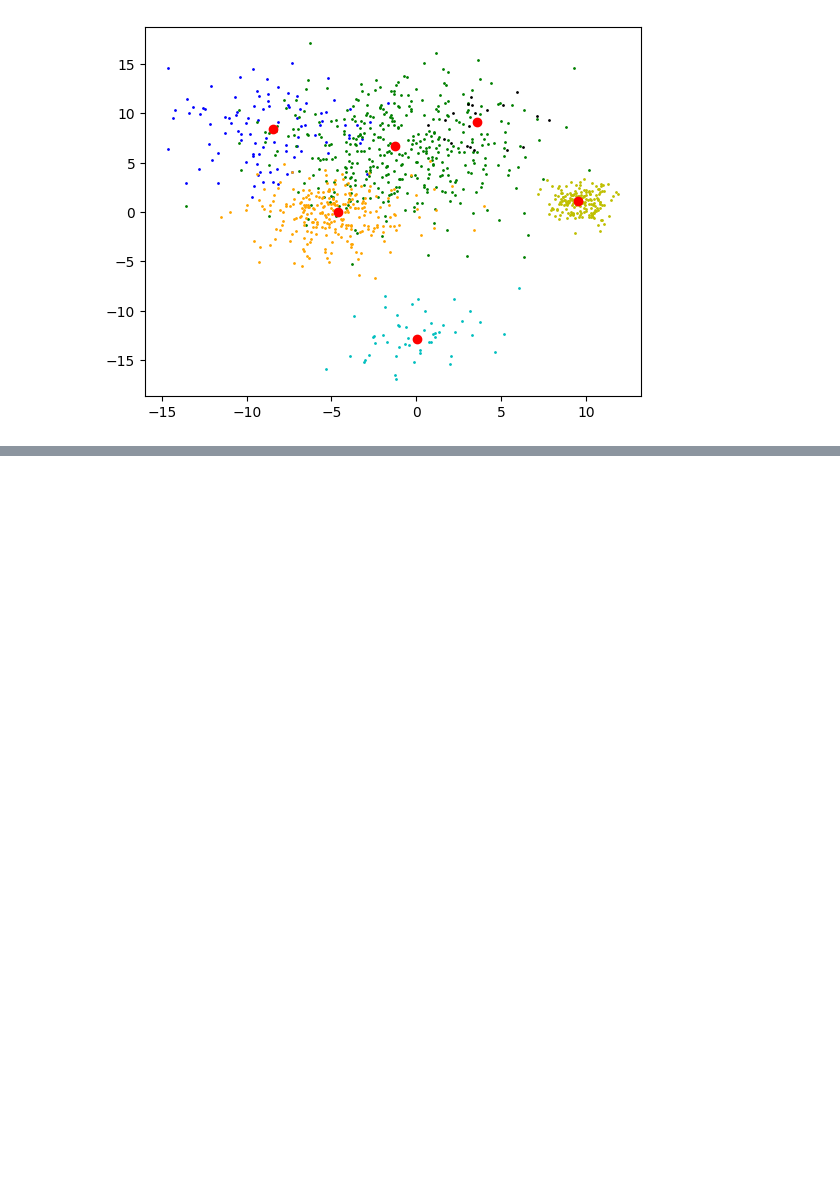
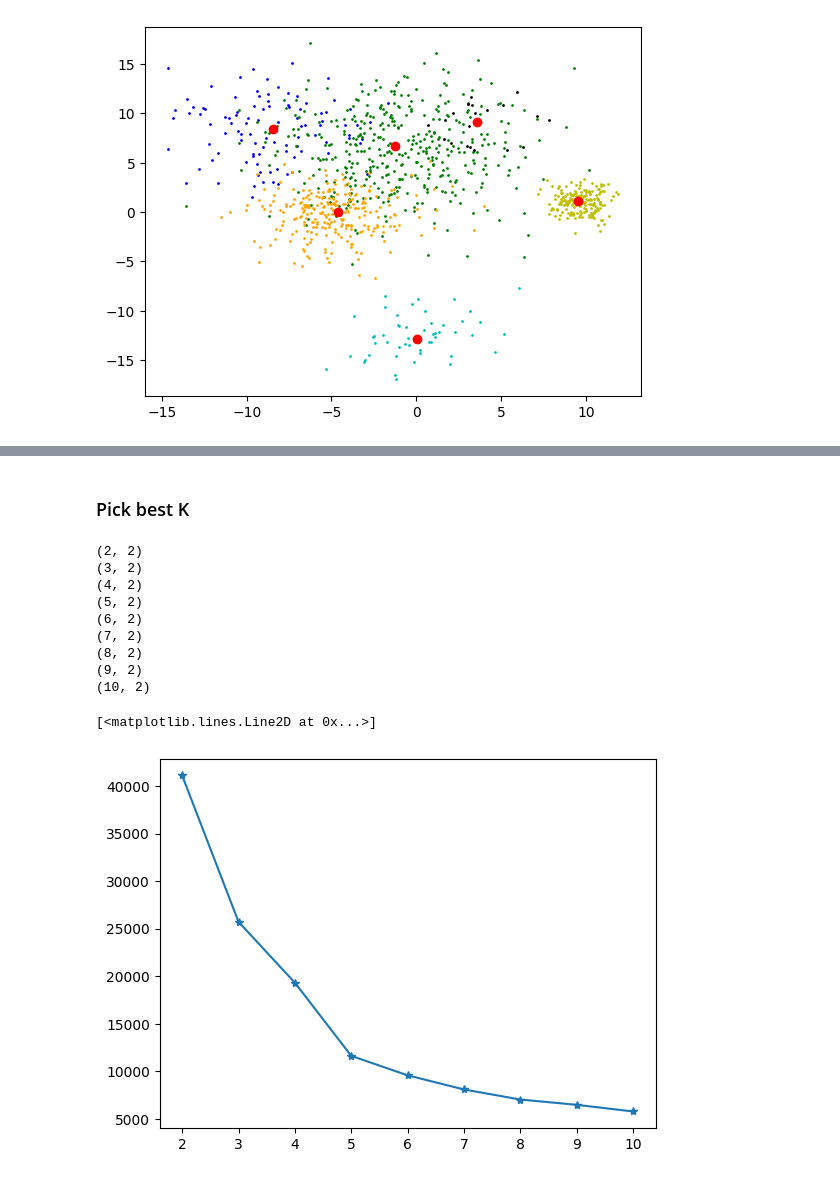
Before and after one commit to yuchenj90/playground, a Jupyter notebook: notebooks/ML/Kmeans.ipynb, the cells around one changed output, grey strips where cells are left out. Drawn from its saved outputs; the diff is of its cells as text; code cells hidden in the pictures; blank space fills up the shorter version.

```diff
--- a/notebooks/ML/Kmeans.ipynb
+++ b/notebooks/ML/Kmeans.ipynb
@@ -202,7 +88,0 @@ losses
-# %%
-centroids_pred = []
-loss = []
-for k in range(2,10):
-    c, l = Kmeans(data, k)
-    centroids_pred.append(c)
-    loss.append(l[-1])
@@ -225,0 +110,22 @@ plt.scatter(centroids_pred[4][:,0], centroids_pred[4][:,1], color='m')
+# %% [markdown]
+### Pick best K
+# %%
+loss = []
+Kmin, Kmax = 2, 10
+for k in range(Kmin, Kmax+1):
+    model = Kmeans(k)
+    model.fit(data)
+    loss.append(model.loss)
+plt.plot(np.linspace(Kmin,Kmax,Kmax-Kmin+1), loss, marker='*')
+# %% [output]
+(2, 2)
+(3, 2)
+(4, 2)
+(5, 2)
+(6, 2)
+(7, 2)
+(8, 2)
+(9, 2)
+(10, 2)
+[<matplotlib.lines.Line2D at 0x...>]
+[figure, added]
```
Also changed, not shown: parts of 30 cells of this notebook, 35 other files.
